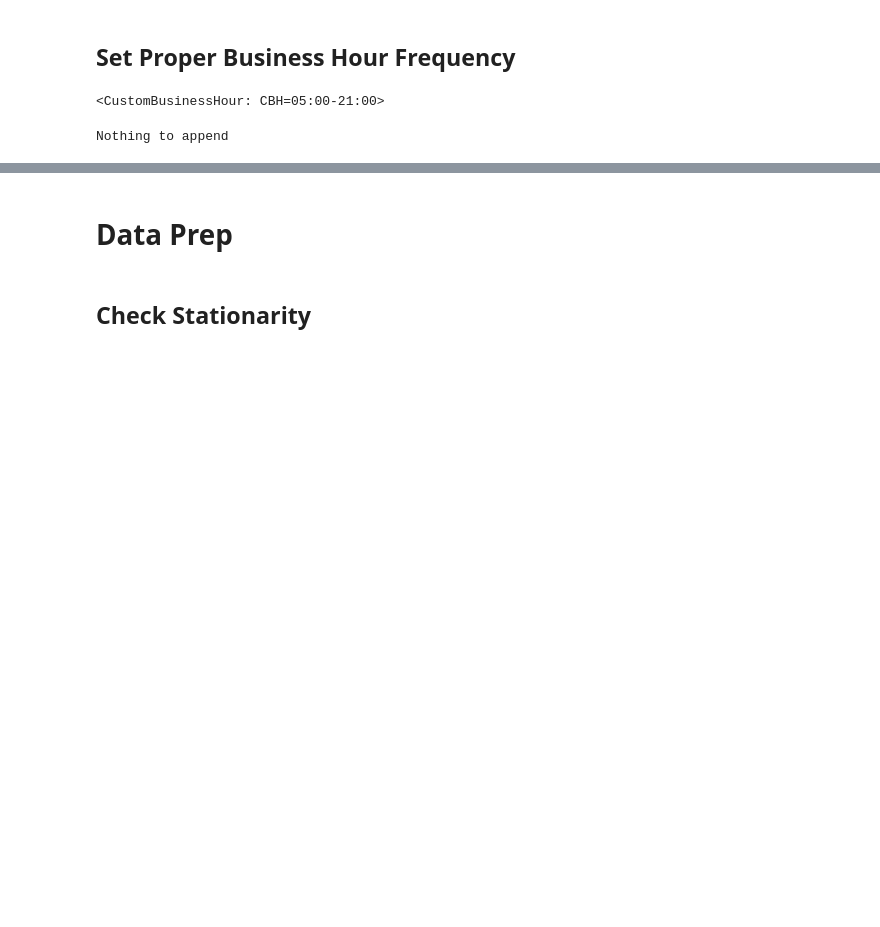
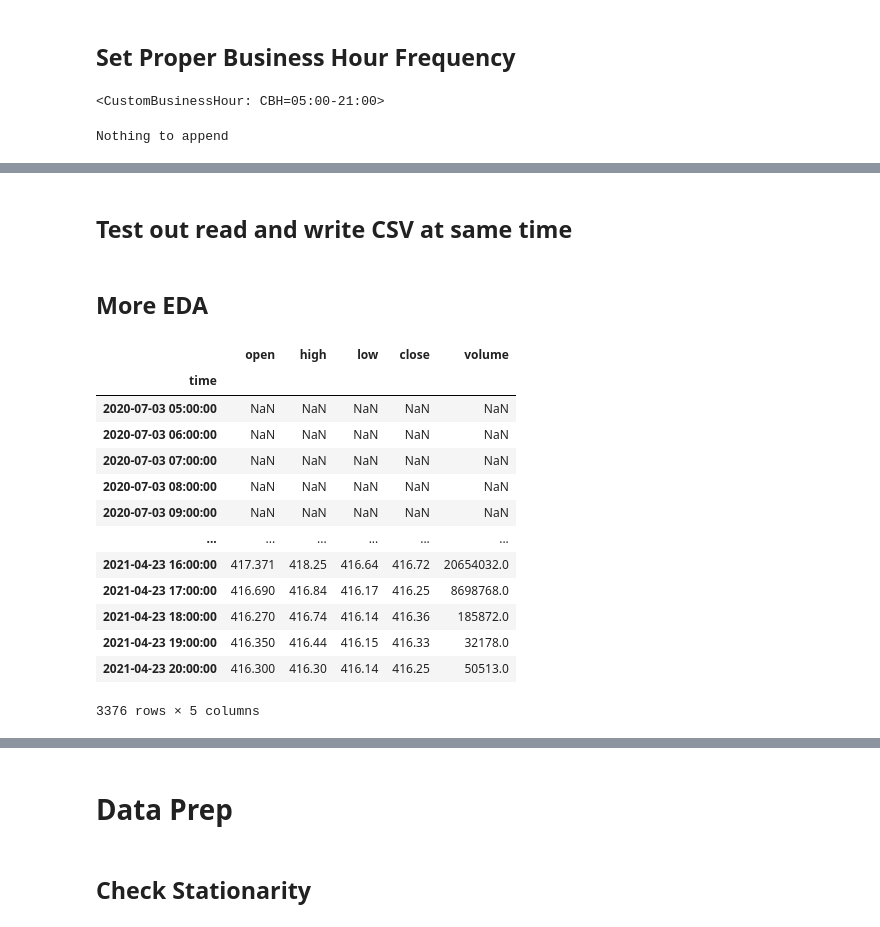
Before and after one commit to eggrollofchaos/i_spy_etf_price_predictions, a Jupyter notebook: code/spy_eda.ipynb, the cells around one changed output, grey strips where cells are left out. Saved outputs shown, nothing was run; the diff lists cells and outputs as text; code cells hidden in the pictures; blank space fills up the shorter version.

```diff
--- a/code/spy_eda.ipynb
+++ b/code/spy_eda.ipynb
@@ -174,0 +201,2 @@ Freq: CBH, Name: close, Length: 8224, dtype: float64
+# %% [markdown]
+## Test out read and write CSV at same time
@@ -174,0 +215,19 @@ Freq: CBH, Name: close, Length: 8224, dtype: float64
+# %% [markdown]
+## More EDA
+# %%
+df_full[df_full.index>'2020-07-03']
+# %% [output]
+|  | open | high | low | close | volume |
+| time |  |  |  |  |  |
+| 2020-07-03 05:00:00 | NaN | NaN | NaN | NaN | NaN |
+| 2020-07-03 06:00:00 | NaN | NaN | NaN | NaN | NaN |
+| 2020-07-03 07:00:00 | NaN | NaN | NaN | NaN | NaN |
+| 2020-07-03 08:00:00 | NaN | NaN | NaN | NaN | NaN |
+| 2020-07-03 09:00:00 | NaN | NaN | NaN | NaN | NaN |
+| ... | ... | ... | ... | ... | ... |
+| 2021-04-23 16:00:00 | 417.371 | 418.25 | 416.64 | 416.72 | 20654032.0 |
+| 2021-04-23 17:00:00 | 416.690 | 416.84 | 416.17 | 416.25 | 8698768.0 |
+| 2021-04-23 18:00:00 | 416.270 | 416.74 | 416.14 | 416.36 | 185872.0 |
+| 2021-04-23 19:00:00 | 416.350 | 416.44 | 416.15 | 416.33 | 32178.0 |
+| 2021-04-23 20:00:00 | 416.300 | 416.30 | 416.14 | 416.25 | 50513.0 |
+3376 rows × 5 columns
```
Also changed, not shown: parts of 14 cells of this notebook, 1 other file.
